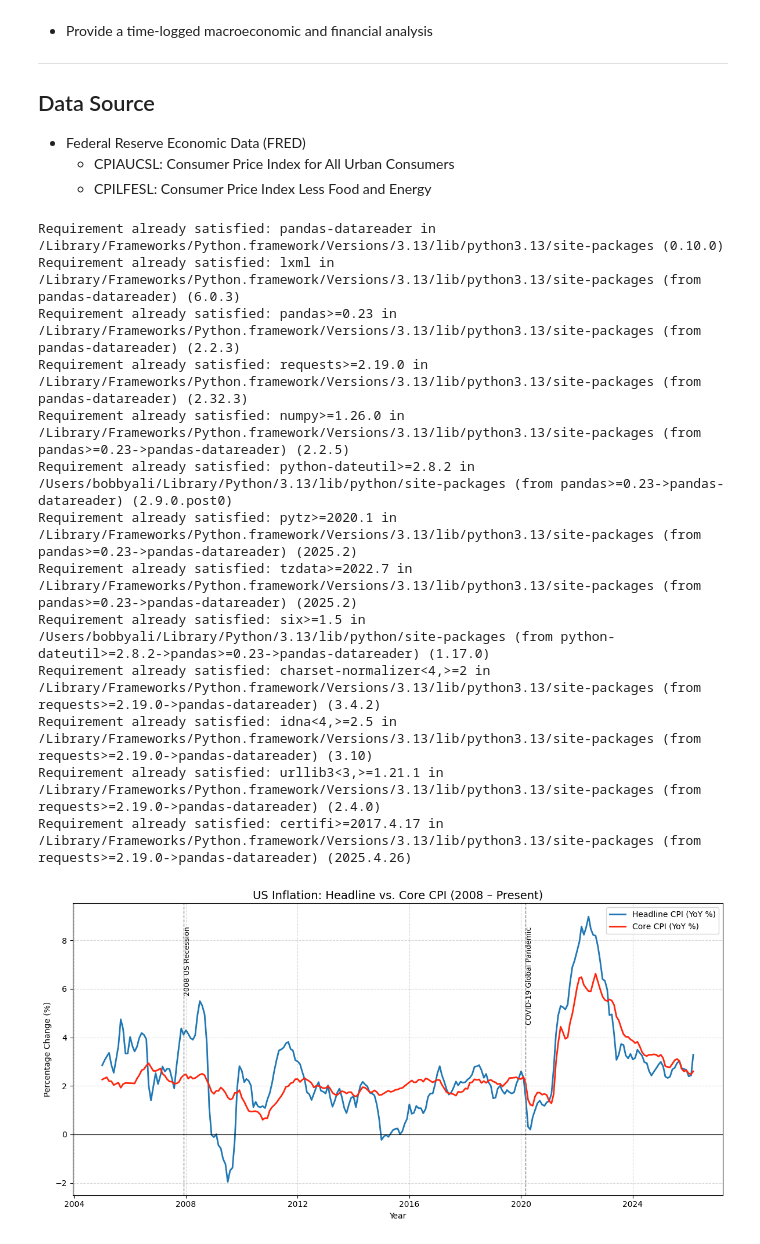
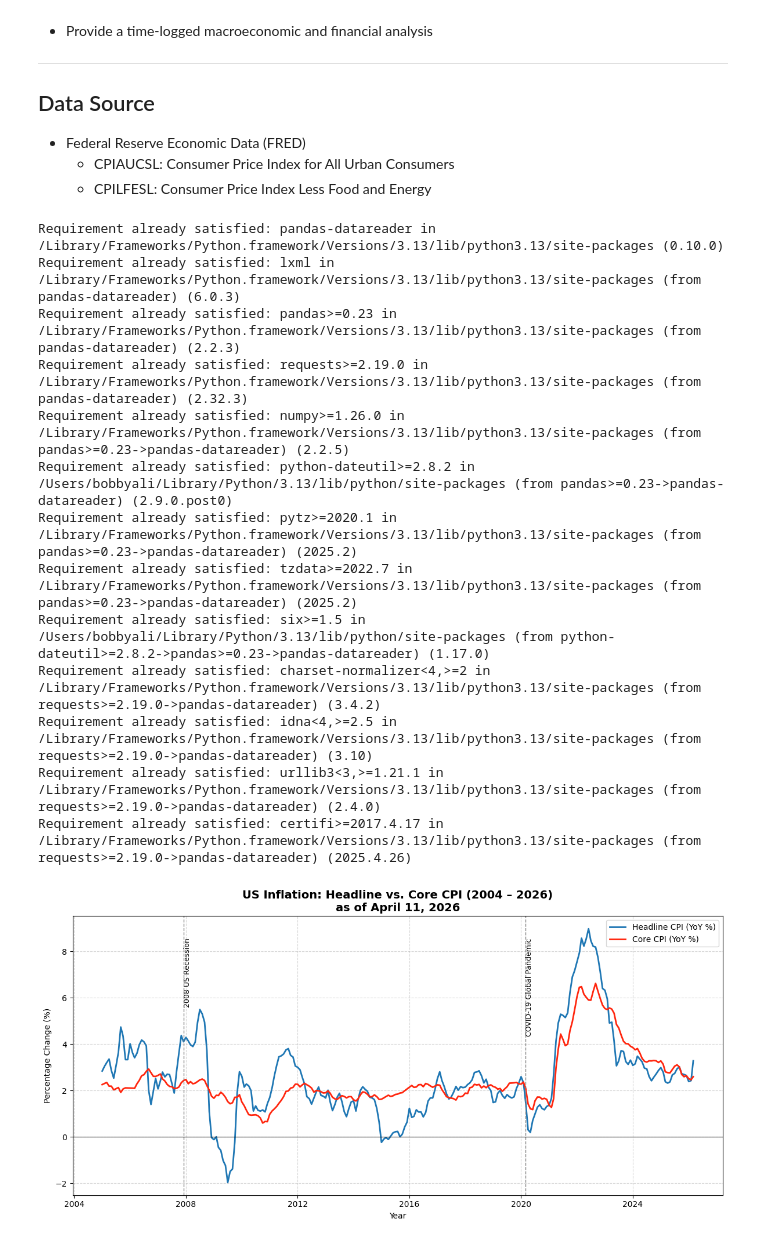
Before and after one commit to B-Ali04/Introduction-to-Machine-Learning-Using-Python-, a Jupyter notebook: 6. Applied Case Studies/CPI Inflation Reporting 2004-Present.ipynb, the cells around one changed output. Drawn from its saved outputs; the diff is of its cells as text; code cells hidden in the pictures.

```diff
--- a/6. Applied Case Studies/CPI Inflation Reporting 2004-Present.ipynb
+++ b/6. Applied Case Studies/CPI Inflation Reporting 2004-Present.ipynb
@@ -31,7 +34,4 @@ The analysis focuses on year-over-year percentage changes to highlight underlyin
 # %%
-# Install system dependencies
-!pip install pandas-datareader
-
 # Import python libraries
 import pandas as pd
 import pandas_datareader.data as web
@@ -40,6 +40,7 @@ from datetime import datetime
 
 start = datetime(2004, 1, 1)
 end = datetime.now()
+str_current_date = end.strftime("%B %d, %Y")
 
 # Fetch data from FRED
 df = web.DataReader(['CPIAUCSL', 'CPILFESL'], 'fred', start, end)
@@ -61,32 +62,32 @@ plt.text(evt_recession, plt.ylim()[1]*0.9, '2008 US Recession',
 
 # COVID-19 Pandemics -- March 2020
 evt_covid = pd.to_datetime('2020-03-01')
 plt.axvline(x=evt_covid, color='gray', linestyle='--', linewidth=1)
 plt.text(evt_covid, plt.ylim()[1]*0.9, 'COVID-19 Global Pandemic',
          rotation=90, verticalalignment='top', fontsize=9)
 
 # Formatting
-plt.title('US Inflation: Headline vs. Core CPI (2004 – Present)', fontsize=14)
+plt.title(f'US Inflation: Headline vs. Core CPI (2004 – {end.year})\nas of {str_current_date}', fontsize=14, fontweight='bold')
 plt.xlabel('Year')
 plt.ylabel('Percentage Change (%)')
 plt.axhline(0, color='black', linewidth=0.8, linestyle='-')
 plt.grid(True, which='both', linestyle='--', alpha=0.5)
 plt.legend()
 plt.tight_layout()
 
 plt.show()
 # %% [output]
 Requirement already satisfied: pandas-datareader in /Library/Frameworks/Python.framework/Versions/3.13/lib/python3.13/site-packages (0.10.0)
 Requirement already satisfied: lxml in /Library/Frameworks/Python.framework/Versions/3.13/lib/python3.13/site-packages (from pandas-datareader) (6.0.3)
 Requirement already satisfied: pandas>=0.23 in /Library/Frameworks/Python.framework/Versions/3.13/lib/python3.13/site-packages (from pandas-datareader) (2.2.3)
 Requirement already satisfied: requests>=2.19.0 in /Library/Frameworks/Python.framework/Versions/3.13/lib/python3.13/site-packages (from pandas-datareader) (2.32.3)
 Requirement already satisfied: numpy>=1.26.0 in /Library/Frameworks/Python.framework/Versions/3.13/lib/python3.13/site-packages (from pandas>=0.23->pandas-datareader) (2.2.5)
 Requirement already satisfied: python-dateutil>=2.8.2 in /Users/bobbyali/Library/Python/3.13/lib/python/site-packages (from pandas>=0.23->pandas-datareader) (2.9.0.post0)
 Requirement already satisfied: pytz>=2020.1 in /Library/Frameworks/Python.framework/Versions/3.13/lib/python3.13/site-packages (from pandas>=0.23->pandas-datareader) (2025.2)
 Requirement already satisfied: tzdata>=2022.7 in /Library/Frameworks/Python.framework/Versions/3.13/lib/python3.13/site-packages (from pandas>=0.23->pandas-datareader) (2025.2)
 Requirement already satisfied: six>=1.5 in /Users/bobbyali/Library/Python/3.13/lib/python/site-packages (from python-dateutil>=2.8.2->pandas>=0.23->pandas-datareader) (1.17.0)
 Requirement already satisfied: charset-normalizer<4,>=2 in /Library/Frameworks/Python.framework/Versions/3.13/lib/python3.13/site-packages (from requests>=2.19.0->pandas-datareader) (3.4.2)
 Requirement already satisfied: idna<4,>=2.5 in /Library/Frameworks/Python.framework/Versions/3.13/lib/python3.13/site-packages (from requests>=2.19.0->pandas-datareader) (3.10)
 Requirement already satisfied: urllib3<3,>=1.21.1 in /Library/Frameworks/Python.framework/Versions/3.13/lib/python3.13/site-packages (from requests>=2.19.0->pandas-datareader) (2.4.0)
 Requirement already satisfied: certifi>=2017.4.17 in /Library/Frameworks/Python.framework/Versions/3.13/lib/python3.13/site-packages (from requests>=2.19.0->pandas-datareader) (2025.4.26)
-[figure, old version]
+[figure, new version]
```
Also changed, not shown: parts of 1 cell of this notebook.
